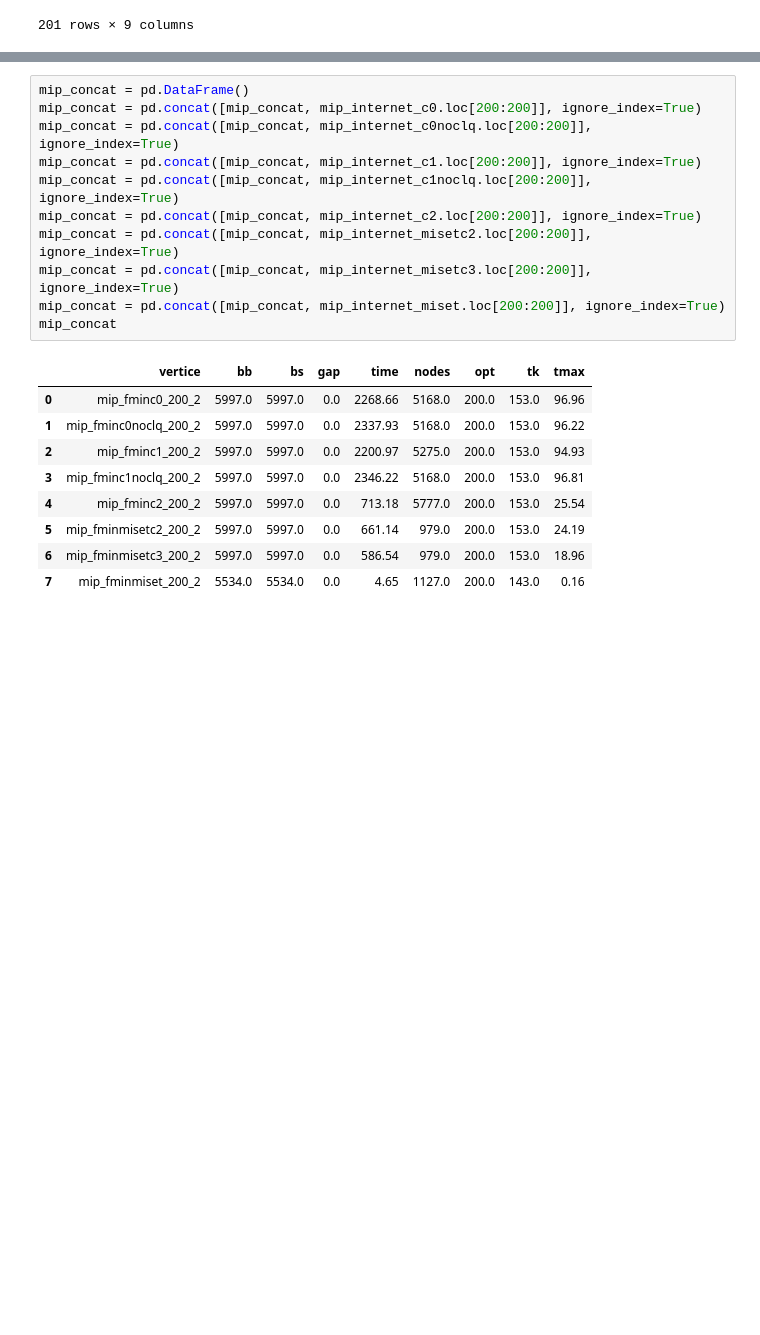
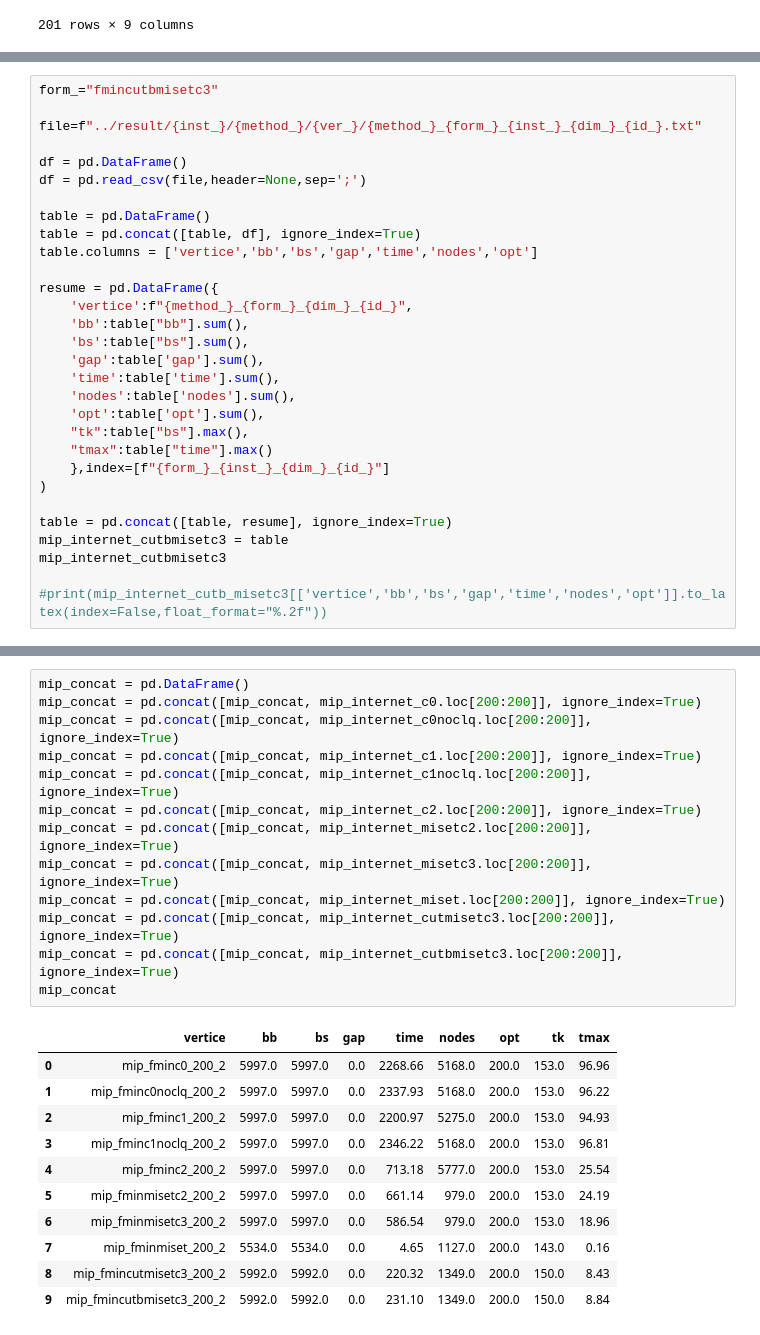
Before and after one commit to jesusossian/tukey, a Jupyter notebook: notebook/mip_fmin_internet_200_2.ipynb, the cells around one changed output, grey strips where cells are left out. Saved outputs shown, nothing was run; the diff lists cells and outputs as text; blank space fills up the shorter version.

```diff
--- a/notebook/mip_fmin_internet_200_2.ipynb
+++ b/notebook/mip_fmin_internet_200_2.ipynb
@@ -362,0 +407,30 @@ mip_internet_miset
+# %%
+form_="fmincutbmisetc3"
+
+file=f"../result/{inst_}/{method_}/{ver_}/{method_}_{form_}_{inst_}_{dim_}_{id_}.txt"
+
+df = pd.DataFrame()
+df = pd.read_csv(file,header=None,sep=';')
+
+table = pd.DataFrame()
+table = pd.concat([table, df], ignore_index=True)
+table.columns = ['vertice','bb','bs','gap','time','nodes','opt']
+
+resume = pd.DataFrame({
+    'vertice':f"{method_}_{form_}_{dim_}_{id_}",
+    'bb':table["bb"].sum(),
+    'bs':table["bs"].sum(),
+    'gap':table['gap'].sum(),
+    'time':table['time'].sum(),
+    'nodes':table['nodes'].sum(),
+    'opt':table['opt'].sum(),
+    "tk":table["bs"].max(),
+    "tmax":table["time"].max()
+    },index=[f"{form_}_{inst_}_{dim_}_{id_}"]
+)
+
+table = pd.concat([table, resume], ignore_index=True)
+mip_internet_cutbmisetc3 = table
+mip_internet_cutbmisetc3
+
+#print(mip_internet_cutb_misetc3[['vertice','bb','bs','gap','time','nodes','opt']].to_latex(index=False,float_format="%.2f"))
@@ -463,24 +570,28 @@ vertice &    bs &  gap &  time &  opt &  tk &  tmax &  bs\_b &  gap\_b &  time\_
 # %%
 mip_concat = pd.DataFrame()
 mip_concat = pd.concat([mip_concat, mip_internet_c0.loc[200:200]], ignore_index=True)
 mip_concat = pd.concat([mip_concat, mip_internet_c0noclq.loc[200:200]], ignore_index=True)
 mip_concat = pd.concat([mip_concat, mip_internet_c1.loc[200:200]], ignore_index=True)
 mip_concat = pd.concat([mip_concat, mip_internet_c1noclq.loc[200:200]], ignore_index=True)
 mip_concat = pd.concat([mip_concat, mip_internet_c2.loc[200:200]], ignore_index=True)
 mip_concat = pd.concat([mip_concat, mip_internet_misetc2.loc[200:200]], ignore_index=True)
 mip_concat = pd.concat([mip_concat, mip_internet_misetc3.loc[200:200]], ignore_index=True)
 mip_concat = pd.concat([mip_concat, mip_internet_miset.loc[200:200]], ignore_index=True)
+mip_concat = pd.concat([mip_concat, mip_internet_cutmisetc3.loc[200:200]], ignore_index=True)
+mip_concat = pd.concat([mip_concat, mip_internet_cutbmisetc3.loc[200:200]], ignore_index=True)
 mip_concat
 # %% [output]
 |  | vertice | bb | bs | gap | time | nodes | opt | tk | tmax |
 | 0 | mip_fminc0_200_2 | 5997.0 | 5997.0 | 0.0 | 2268.66 | 5168.0 | 200.0 | 153.0 | 96.96 |
 | 1 | mip_fminc0noclq_200_2 | 5997.0 | 5997.0 | 0.0 | 2337.93 | 5168.0 | 200.0 | 153.0 | 96.22 |
 | 2 | mip_fminc1_200_2 | 5997.0 | 5997.0 | 0.0 | 2200.97 | 5275.0 | 200.0 | 153.0 | 94.93 |
 | 3 | mip_fminc1noclq_200_2 | 5997.0 | 5997.0 | 0.0 | 2346.22 | 5168.0 | 200.0 | 153.0 | 96.81 |
 | 4 | mip_fminc2_200_2 | 5997.0 | 5997.0 | 0.0 | 713.18 | 5777.0 | 200.0 | 153.0 | 25.54 |
 | 5 | mip_fminmisetc2_200_2 | 5997.0 | 5997.0 | 0.0 | 661.14 | 979.0 | 200.0 | 153.0 | 24.19 |
 | 6 | mip_fminmisetc3_200_2 | 5997.0 | 5997.0 | 0.0 | 586.54 | 979.0 | 200.0 | 153.0 | 18.96 |
 | 7 | mip_fminmiset_200_2 | 5534.0 | 5534.0 | 0.0 | 4.65 | 1127.0 | 200.0 | 143.0 | 0.16 |
+| 8 | mip_fmincutmisetc3_200_2 | 5992.0 | 5992.0 | 0.0 | 220.32 | 1349.0 | 200.0 | 150.0 | 8.43 |
+| 9 | mip_fmincutbmisetc3_200_2 | 5992.0 | 5992.0 | 0.0 | 231.10 | 1349.0 | 200.0 | 150.0 | 8.84 |
 # %%
 print(
 mip_concat[[
```
Also changed, not shown: parts of 5 cells of this notebook, 33 other files.
